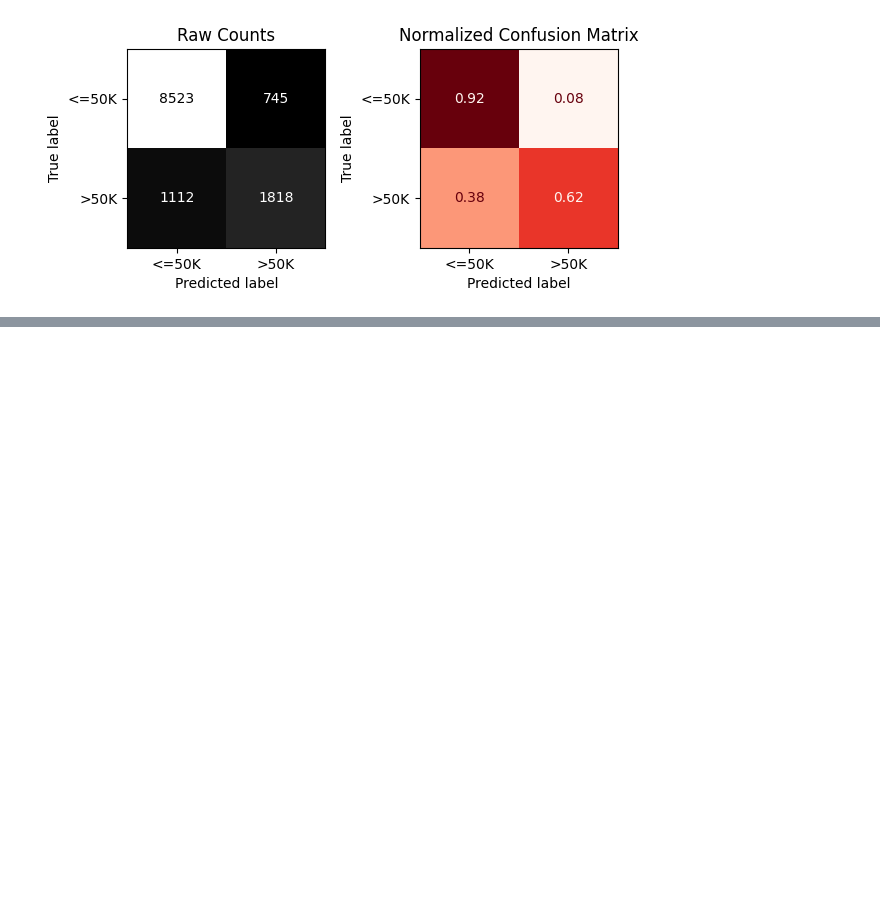
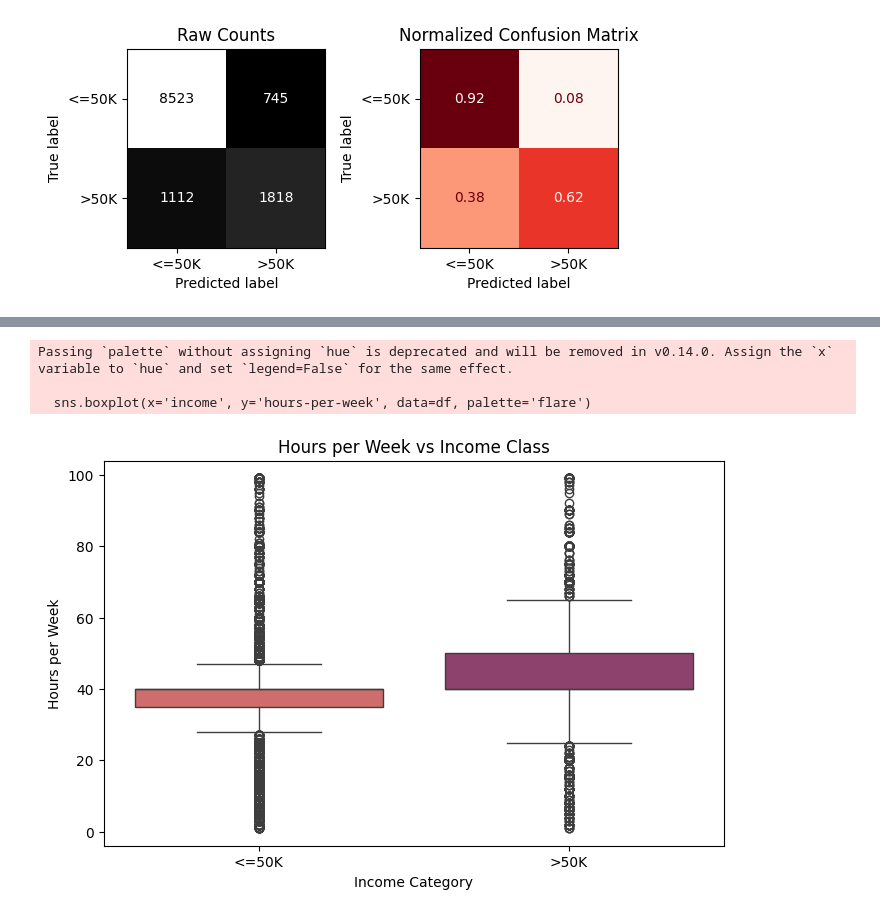
Before and after one commit to Farah-Saleem91/adult-income-analysis, a Jupyter notebook: adult_income_dataset.ipynb, the cells around one changed output, grey strips where cells are left out. Drawn from its saved outputs; the diff is of its cells as text; code cells hidden in the pictures; blank space fills up the shorter version.

```diff
--- a/adult_income_dataset.ipynb
+++ b/adult_income_dataset.ipynb
@@ -726,0 +845,15 @@ weighted avg       0.84      0.85      0.84     12198
+# %%
+import seaborn as sns
+import matplotlib.pyplot as plt
+
+plt.figure(figsize=(8,5))
+sns.boxplot(x='income', y='hours-per-week', data=df, palette='flare')
+plt.title('Hours per Week vs Income Class')
+plt.xlabel('Income Category')
+plt.ylabel('Hours per Week')
+plt.show()
+# %% [output]
+Passing `palette` without assigning `hue` is deprecated and will be removed in v0.14.0. Assign the `x` variable to `hue` and set `legend=False` for the same effect.
+
+  sns.boxplot(x='income', y='hours-per-week', data=df, palette='flare')
+[figure, added]
```
Also changed, not shown: parts of 11 cells of this notebook.
